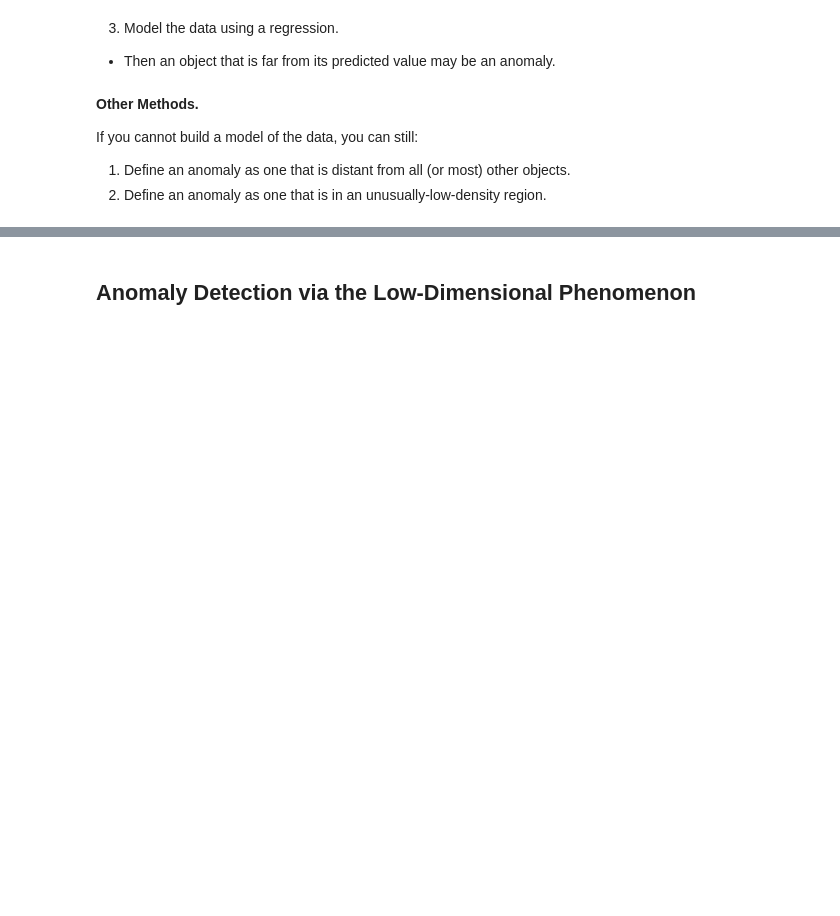
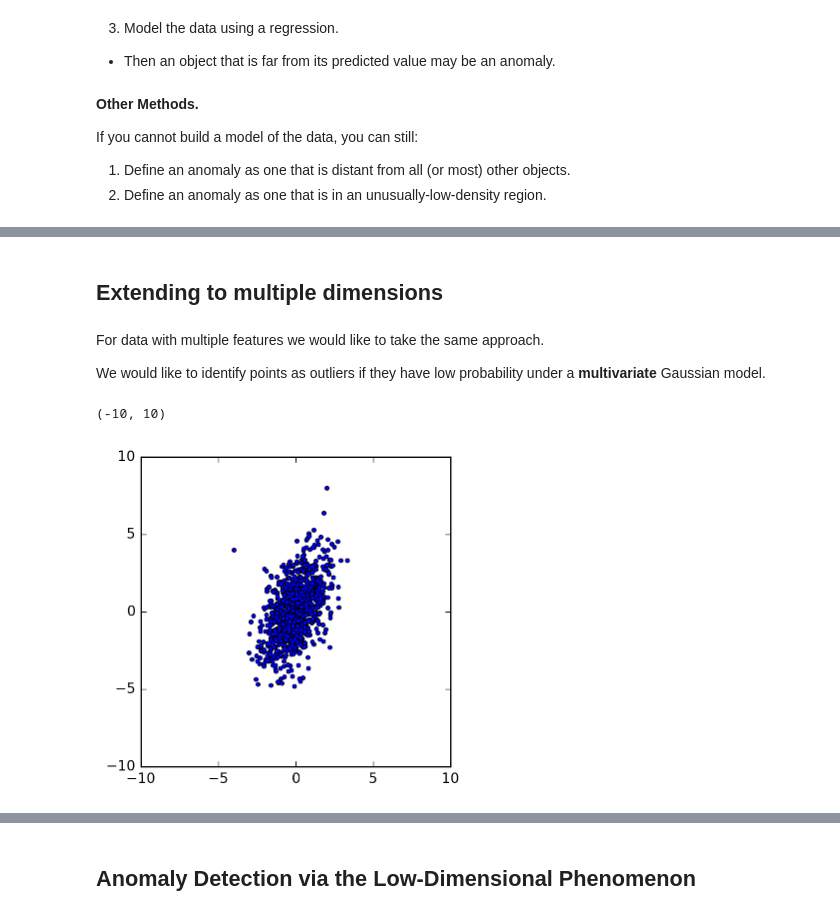
Before and after one commit to mcrovella/CS506-Computational-Tools-for-Data-Science, a Jupyter notebook: 12-Anomaly-Detection-SVD-III.ipynb, the cells around one changed output, grey strips where cells are left out. Cells and saved outputs as stored; diff of their text form; code cells hidden in the pictures; blank space fills up the shorter version.

```diff
--- a/12-Anomaly-Detection-SVD-III.ipynb
+++ b/12-Anomaly-Detection-SVD-III.ipynb
@@ -134,0 +219,22 @@ If you cannot build a model of the data, you can still:
+# %% [markdown]
+## Extending to multiple dimensions
+# %% [markdown]
+For data with multiple features we would like to take the same approach.
+
+We would like to identify points as outliers if they have low probability under a __multivariate__ Gaussian model.
+# %%
+n_samples = 1000
+cov = np.array([[1., 0.75],[0.75, 3]])
+mean = np.array([0.,0])
+apt1 = np.array([2,8])
+apt2 = np.array([-4,4])
+data = np.random.multivariate_normal(mean, cov, n_samples)
+data = np.concatenate([data,np.array([apt1,apt2])])
+# %%
+plt.plot(data[:,0],data[:,1],'o',markersize=3)
+plt.axis('square')
+plt.xlim([-10,10])
+plt.ylim([-10,10])
+# %% [output]
+(-10, 10)
+[figure, added]
```
Also changed, not shown: parts of 28 cells of this notebook.
